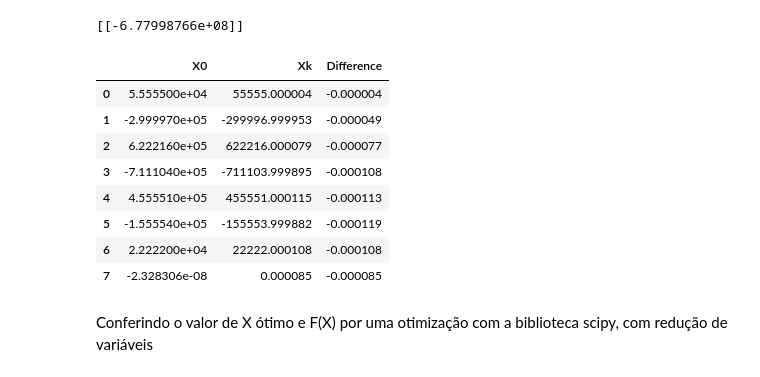
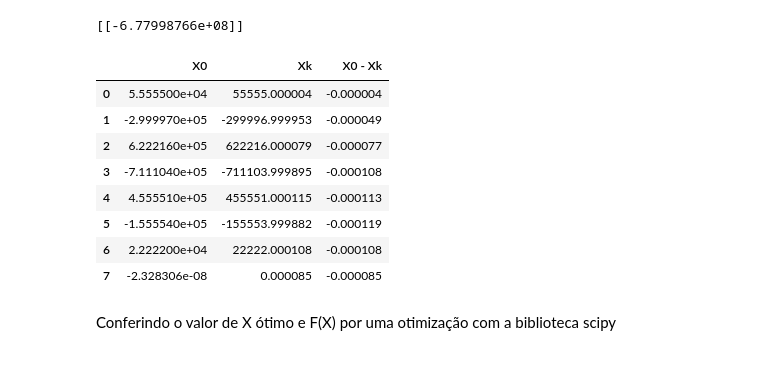
Before and after one commit to davibelo/EQE703_trabalho_1, a Jupyter notebook: res_questao_1.ipynb, the cells around one changed output. Drawn from its saved outputs; the diff is of its cells as text; code cells hidden in the pictures.

```diff
--- a/res_questao_1.ipynb
+++ b/res_questao_1.ipynb
@@ -1376,25 +1376,25 @@ print(F_)
 # %%
 # Calculating the difference
 difference = X0 - X_k
 
 # Flatten the arrays to 1-dimensional for DataFrame creation
 X0_flat = X0.flatten()
 Xk_flat = X_k.flatten()
 difference_flat = difference.flatten()
 
 # Creating the DataFrame
 data = {
     'X0': X0_flat,
     'Xk': Xk_flat,
-    'Difference': difference_flat
+    'X0 - Xk': difference_flat
 }
 
 df = pd.DataFrame(data)
 
 # Display the DataFrame
 df
 # %% [output]
-|  | X0 | Xk | Difference |
+|  | X0 | Xk | X0 - Xk |
 | 0 | 5.555500e+04 | 55555.000004 | -0.000004 |
 | 1 | -2.999970e+05 | -299996.999953 | -0.000049 |
 | 2 | 6.222160e+05 | 622216.000079 | -0.000077 |
@@ -1404,4 +1404,4 @@ df
 | 6 | 2.222200e+04 | 22222.000108 | -0.000108 |
 | 7 | -2.328306e-08 | 0.000085 | -0.000085 |
 # %% [markdown]
-Conferindo o valor de X ótimo e F(X) por uma otimização com a biblioteca scipy, com redução de variáveis
+Conferindo o valor de X ótimo e F(X) por uma otimização com a biblioteca scipy
```
Also changed, not shown: parts of 13 cells of this notebook, 10 other files.
